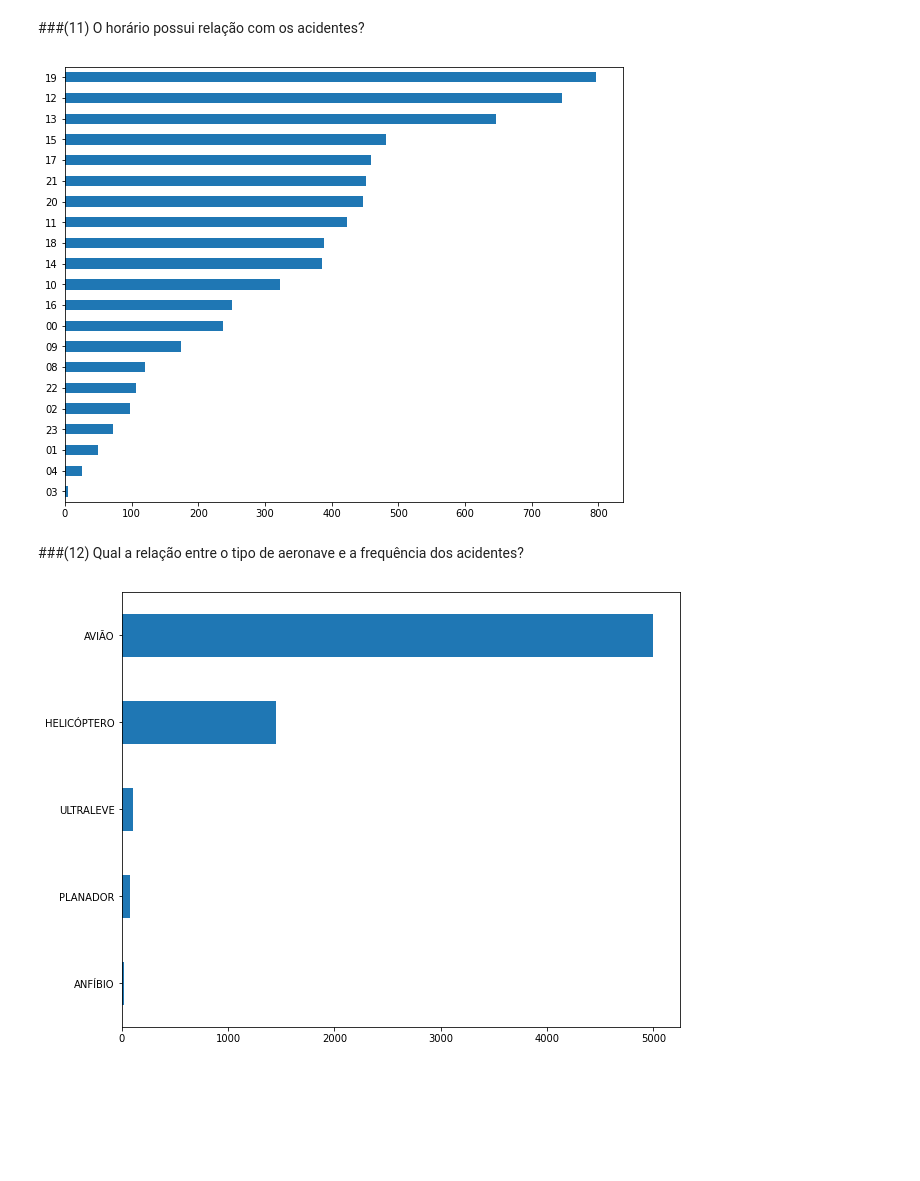
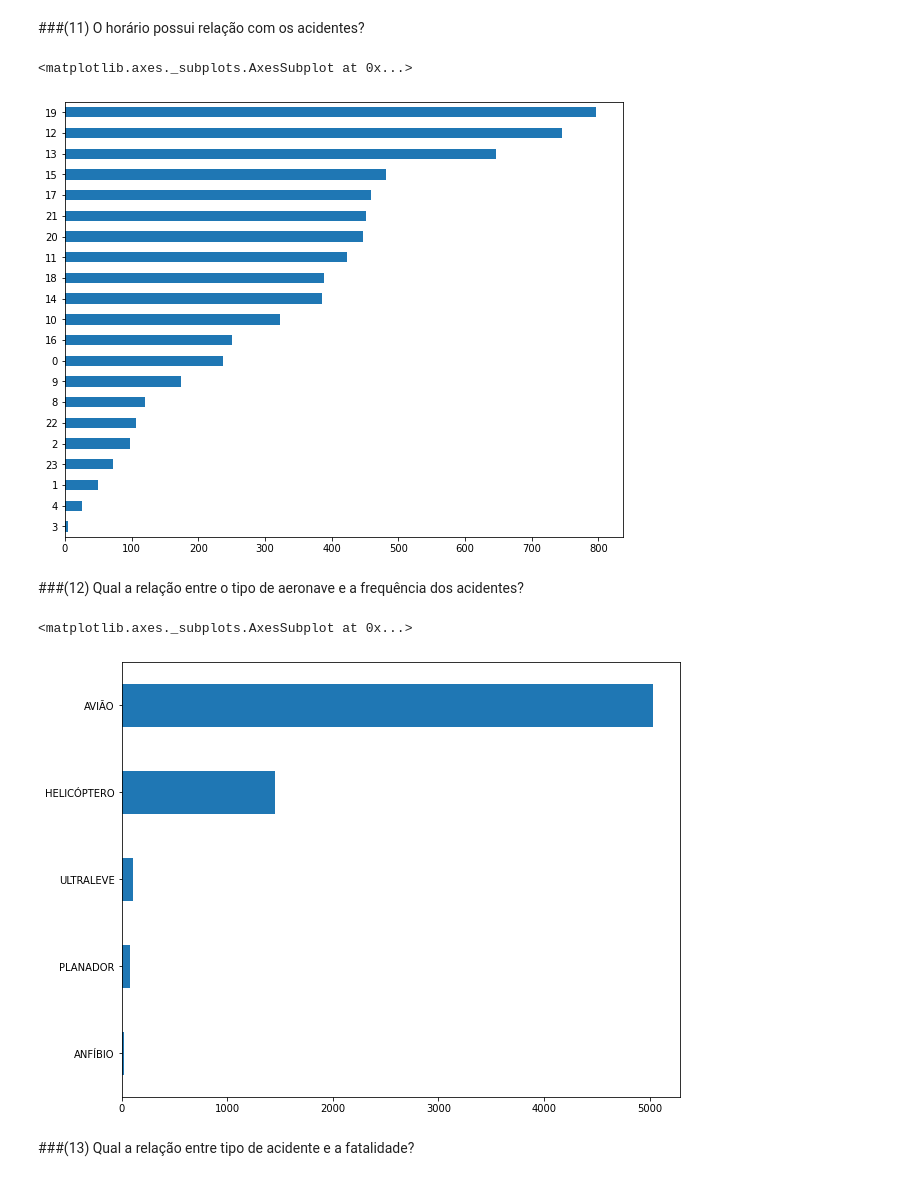
Before and after one commit to MarcosVeniciu/Trabalho-Pratico-Introducao-a-Ciencia-dos-Dados, a Jupyter notebook: cenipa.ipynb, the cells around one changed output. Drawn from its saved outputs; the diff is of its cells as text; code cells hidden in the pictures; blank space fills up the shorter version.

```diff
--- a/cenipa.ipynb
+++ b/cenipa.ipynb
@@ -133,8 +135,15 @@ df_ocorrencia.drop(
     inplace=True,
 )
 # %%
-df_merged_1 = pd.merge(df_ocorrencia,df_aeronave, on='codigo_ocorrencia',how='inner')
-df_merged_2 = pd.merge(df_merged_1,df_ocorrencia_tipo, on='codigo_ocorrencia',how='inner')
-df_merged_3 = pd.merge(df_merged_2,df_fator_contribuinte, on='codigo_ocorrencia',how='inner')
+df_merged = pd.merge(df_ocorrencia, df_aeronave, on='codigo_ocorrencia',how='inner')
+df_merged = pd.merge(df_merged, df_ocorrencia_tipo, on='codigo_ocorrencia',how='inner')
+df_merged = pd.merge(df_merged, df_fator_contribuinte, on='codigo_ocorrencia',how='inner')
 
-df_merged = pd.merge(df_merged_3,df_recomendacao, on='codigo_ocorrencia',how='inner')
+df_merged = pd.merge(df_merged, df_recomendacao, on='codigo_ocorrencia',how='inner')
+
+# df_merged['ocorrencia_hora']=pd.to_datetime(df_merged['ocorrencia_hora'])
+
+#df_merged['hora'] = df_merged['ocorrencia_hora'].dt.strftime('%H')
+# %%
+df_merged.replace(['***', '****', '*****', '####'],None, inplace=True)
+df_merged.fillna(method='ffill', inplace=True)
@@ -140,0 +153,2 @@ df_merged = pd.merge(df_merged_3,df_recomendacao, on='codigo_ocorrencia',how='in
+# %%
+df_merged['ocorrencia_data'] = pd.to_datetime(df_merged['ocorrencia_dia'] + ' ' + df_merged['ocorrencia_hora'], format='%d/%m/%Y %H:%M:%S')
@@ -309,25 +462,16 @@ plt.figure(figsize=(15,16))
 # %% [markdown]
 ###(11) O horário possui relação com os acidentes?
 # %%
-df_merged['ocorrencia_hora']=pd.to_datetime(df_merged['ocorrencia_hora'])
-
-df_merged['hora'] = df_merged['ocorrencia_hora'].dt.strftime('%H')
-
-df_merged.sort_values(by=['hora'])
-
-
-ax = (
-    (df_merged['hora'].value_counts().sort_values())
-    .plot.barh(figsize=(10, 8))
-)
+df_merged['ocorrencia_data'].dt.hour.value_counts().sort_values().plot.barh(figsize=(10, 8))
 # %% [output]
+<matplotlib.axes._subplots.AxesSubplot at 0x...>
-[figure, old version]
+[figure, new version]
 # %% [markdown]
 ###(12) Qual a relação entre o tipo de aeronave e a frequência dos acidentes?
 # %%
-ax = (
-    (df_merged['aeronave_tipo_veiculo'].value_counts().sort_values().drop('***'))
-    .plot.barh(figsize=(10, 8))
-)
+df_merged['aeronave_tipo_veiculo'].value_counts().sort_values().plot.barh(figsize=(10, 8))
 # %% [output]
+<matplotlib.axes._subplots.AxesSubplot at 0x...>
 [figure]
+# %% [markdown]
+###(13) Qual a relação entre tipo de acidente e a fatalidade?
```
Also changed, not shown: parts of 54 cells of this notebook.
